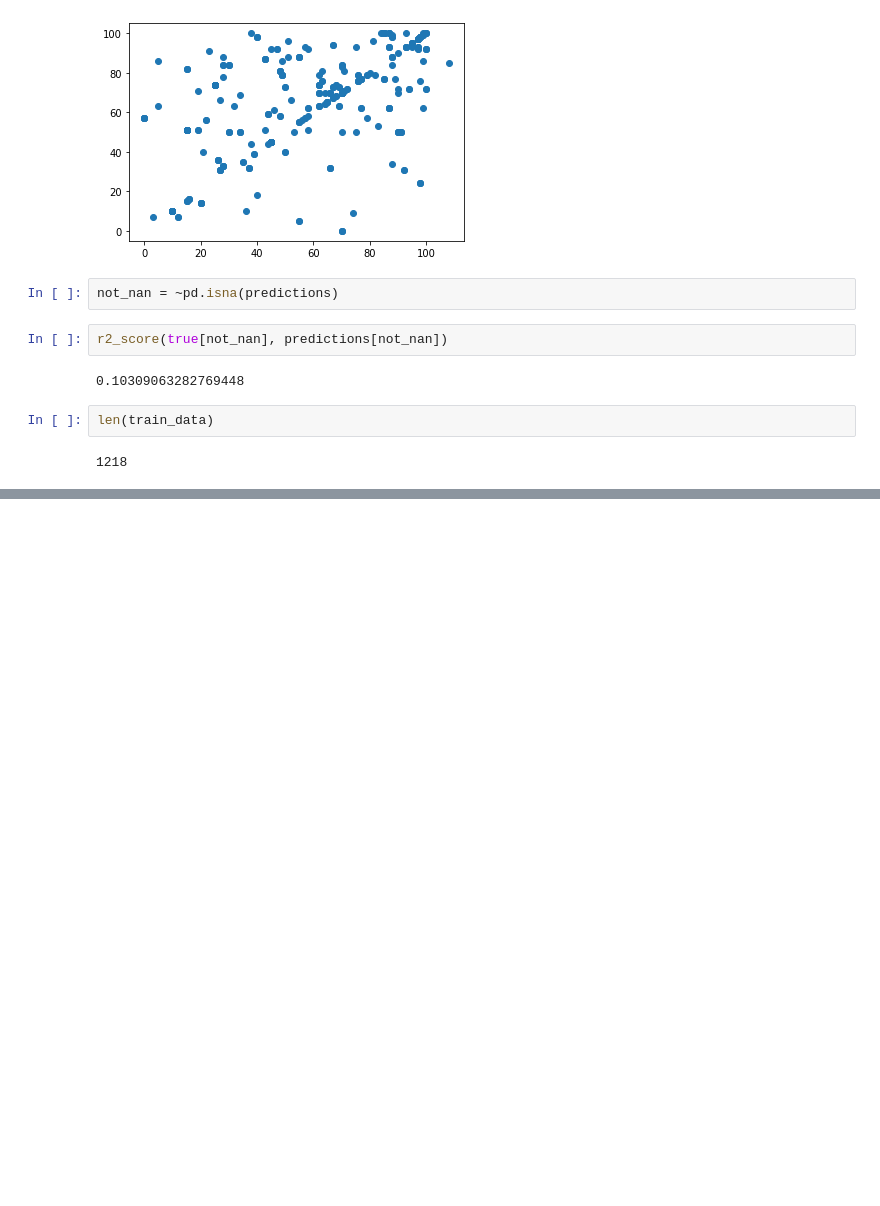
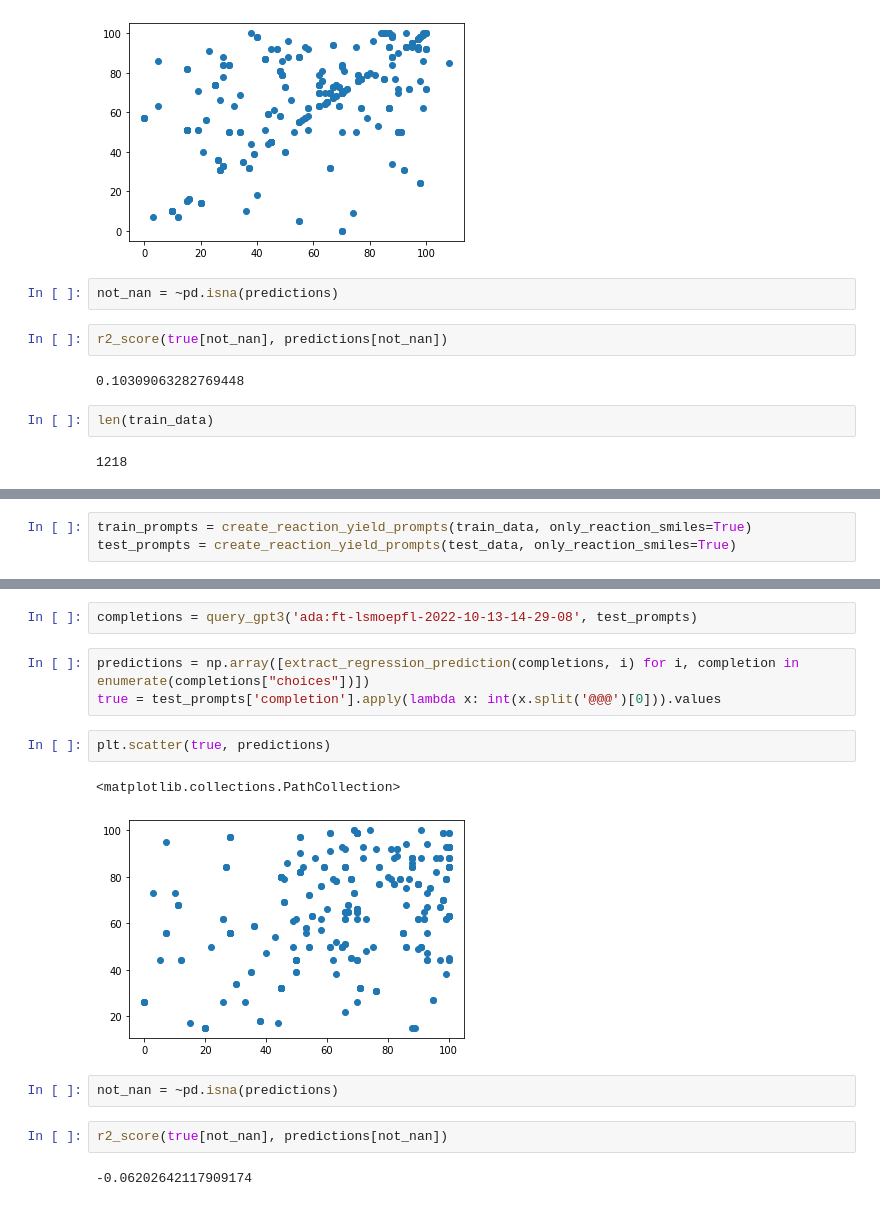
Before and after one commit to kjappelbaum/gpt3forchem, a Jupyter notebook: experiments/35_uspto_initial_test.ipynb, the cells around one changed output, grey strips where cells are left out. Drawn from its saved outputs; the diff is of its cells as text; blank space fills up the shorter version.

Commit message:
train only on reaction smiles

```diff
--- a/experiments/35_uspto_initial_test.ipynb
+++ b/experiments/35_uspto_initial_test.ipynb
@@ -210,0 +216,3 @@ len(train_data)
+# %%
+train_prompts = create_reaction_yield_prompts(train_data, only_reaction_smiles=True)
+test_prompts = create_reaction_yield_prompts(test_data, only_reaction_smiles=True)
@@ -210,0 +251,16 @@ len(train_data)
+# %%
+completions = query_gpt3('ada:ft-lsmoepfl-2022-10-13-14-29-08', test_prompts)
+# %%
+predictions = np.array([extract_regression_prediction(completions, i) for i, completion in enumerate(completions["choices"])])
+true = test_prompts['completion'].apply(lambda x: int(x.split('@@@')[0])).values
+# %%
+plt.scatter(true, predictions)
+# %% [output]
+<matplotlib.collections.PathCollection>
+[figure, added]
+# %%
+not_nan = ~pd.isna(predictions)
+# %%
+r2_score(true[not_nan], predictions[not_nan])
+# %% [output]
+-0.06202642117909174
```
Also changed, not shown: parts of 4 cells of this notebook, 4 other files.
